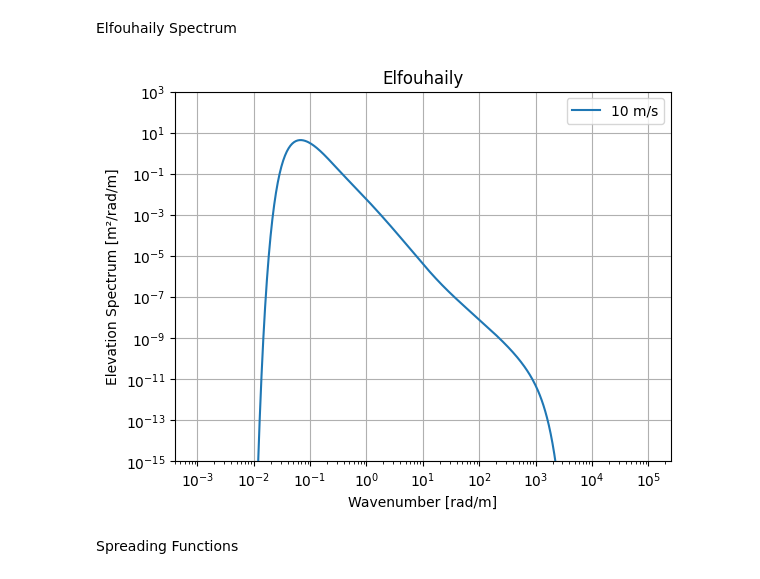
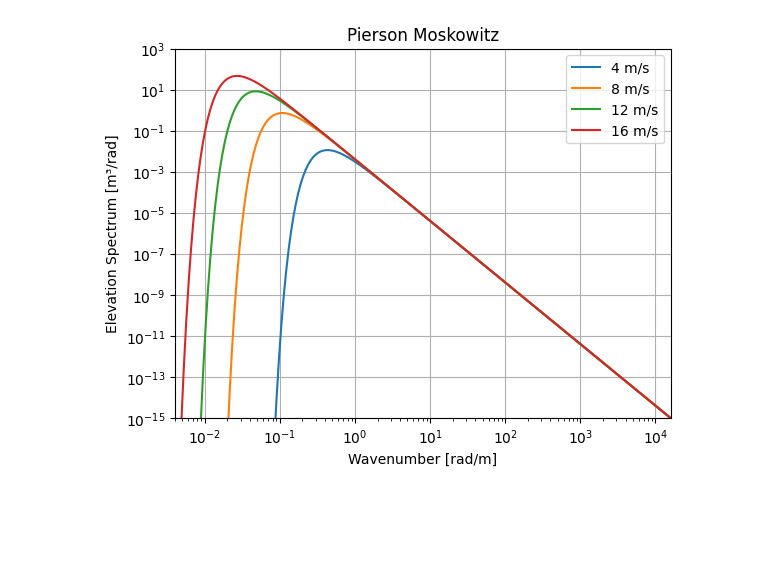
Before and after one commit to eltjonqef/OceanSARImagingSimulator, a Jupyter notebook: models.ipynb, the cells around one changed output. Saved outputs shown, nothing was run; the diff lists cells and outputs as text; code cells hidden in the pictures; blank space fills up the shorter version.

```diff
--- a/models.ipynb
+++ b/models.ipynb
@@ -3,5 +6,6 @@ Omnidirectional Spectra
 # %%
 import numpy as np
 from omnidirectional_spectrum import omnidirectional_spectrum, spectrum_model
-wavenumbers=np.logspace(-3,5,500) #np.linspace(0.001,10000,10000000)
-windspeeds=[10]#[4,8,12,16]
+
+wavenumbers=np.logspace(-3,5,500)
+windspeeds=[4,8,12,16]
@@ -22,9 +12,6 @@ JONSWAP_spectrum.plot()
-# %% [markdown]
-Elfouhaily Spectrum
-# %%
-Elfouhaily_spectrum=omnidirectional_spectrum(spectrum_model.Elfouhaily, wavenumbers, windspeeds[0])
-Elfouhaily_spectrum.plot()
-# %% [output]
-[figure, removed]
-# %% [markdown]
-Spreading Functions
+# %%
+PM=[omnidirectional_spectrum(spectrum=spectrum_model.Pierson_Moskowitz,k=wavenumbers,v=windspeed) for windspeed in windspeeds]
+for model in PM:
+    model.plot(f'{output_folder}/pierson_moskowitz.png',[0.004,16000])
+# %% [output]
+[figure, added]
```
Also changed, not shown: parts of 18 cells of this notebook, 9 other files.
